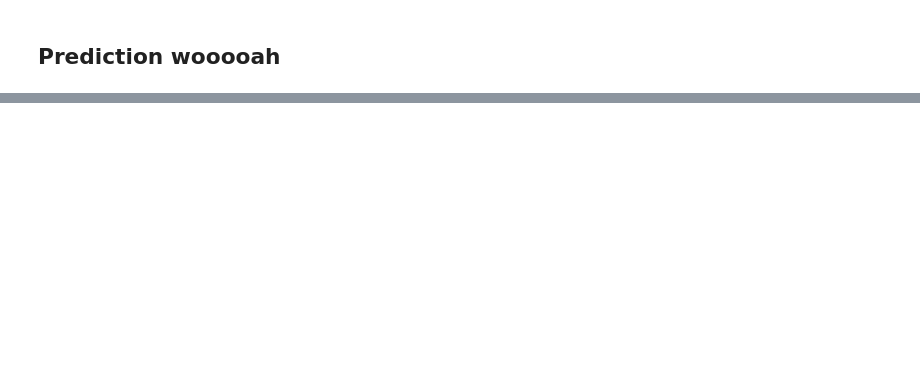
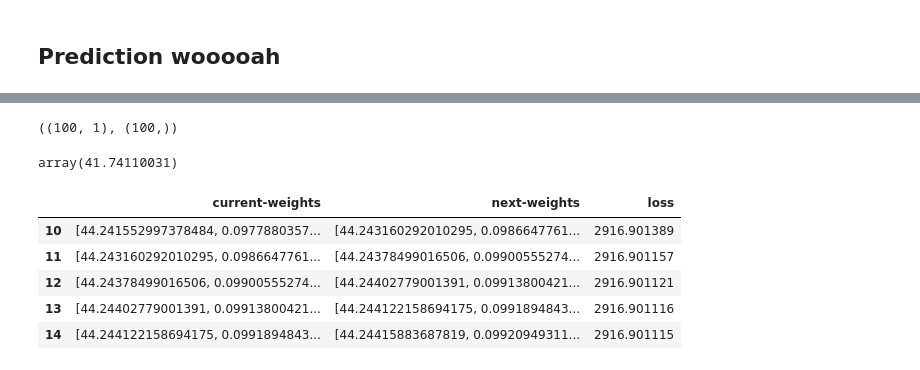
Before and after one commit to kiryu2k/ml-enjoyer, a Jupyter notebook: linear-regression/linear-regression.ipynb, the cells around one changed output, grey strips where cells are left out. Saved outputs shown, nothing was run; the diff lists cells and outputs as text; code cells hidden in the pictures; blank space fills up the shorter version.

```diff
--- a/linear-regression/linear-regression.ipynb
+++ b/linear-regression/linear-regression.ipynb
@@ -51,7 +51,7 @@ X.shape, coeffs.shape
 ## Create gradient descent class
 # %%
 def calculate_matrix_loss(X: np.ndarray, w: np.ndarray, y: np.ndarray) -> float:
-        return np.sum((y - (X @ w)) ** 2) / 2
+        return np.sum(np.power((y - (X @ w)), 2)) / 2
 
 class GradientDescent:
     def __init__(self, dimension: int, learning_rate: float = 1e-2, iteration: int = 10000, eps: float = 1e-4) -> None:
@@ -60,21 +60,18 @@ class GradientDescent:
         self.iteration: int = iteration
         self.eps: float = eps
 
-    def calculate_loss(self, X: np.ndarray, y: np.ndarray) -> float:
+    def calc_gradient(self, X: np.ndarray, y: np.ndarray) -> float:
         return (y - (X @ self.w)) @ (-X)
 
-    def calculate_gradient(self, X: np.ndarray, y: np.ndarray) -> np.ndarray:
-        return self.w - self.learning_rate * self.calculate_loss(X, y)
+    def update_weights(self, X: np.ndarray, y: np.ndarray) -> np.ndarray:
+        return self.w - self.learning_rate * self.calc_gradient(X, y)
 
     def run(self, X: np.ndarray, y: np.ndarray) -> tuple:
-        # matrix_loss = None
         next_w = self.w
         logs = pd.DataFrame(columns=['current-weights', 'next-weights', 'loss'])
         for i in np.arange(self.iteration):
             self.w = next_w
-            next_w = self.calculate_gradient(X, y)
-            # if calculate_matrix_loss(X, next_w, y) <= self.eps:
-            #     break
+            next_w = self.update_weights(X, y)
             log = pd.DataFrame([[self.w, next_w, calculate_matrix_loss(X, self.w, y)]], columns=['current-weights', 'next-weights', 'loss'])
             logs = pd.concat([logs, log], sort=False, ignore_index=True)
             if np.linalg.norm(self.w - next_w, ord=2) <= self.eps:
@@ -130,0 +133,3 @@ Loss: 2305.121928781654
+# %%
+X, y, coeffs = make_regression(n_samples=100, n_features=1, n_informative=1, noise=10, coef=True, random_state=42)
+display(X, y)
@@ -130,0 +171,10 @@ Loss: 2305.121928781654
+# %%
+X.shape, y.shape
+# %% [output]
+((100, 1), (100,))
+# %%
+coeffs
+# %% [output]
+array(41.74110031)
+# %%
+X_train, X_test, y_train, y_test = train_test_split(X, y, test_size=0.2, random_state=42)
@@ -130,0 +184,9 @@ Loss: 2305.121928781654
+# %%
+regressor.logs.tail(5)
+# %% [output]
+|  | current-weights | next-weights | loss |
+| 10 | [44.241552997378484, 0.0977880357... | [44.243160292010295, 0.0986647761... | 2916.901389 |
+| 11 | [44.243160292010295, 0.0986647761... | [44.24378499016506, 0.09900555274... | 2916.901157 |
+| 12 | [44.24378499016506, 0.09900555274... | [44.24402779001391, 0.09913800421... | 2916.901121 |
+| 13 | [44.24402779001391, 0.09913800421... | [44.244122158694175, 0.0991894843... | 2916.901116 |
+| 14 | [44.244122158694175, 0.0991894843... | [44.24415883687819, 0.09920949311... | 2916.901115 |
```
Also changed, not shown: parts of 10 cells of this notebook.
